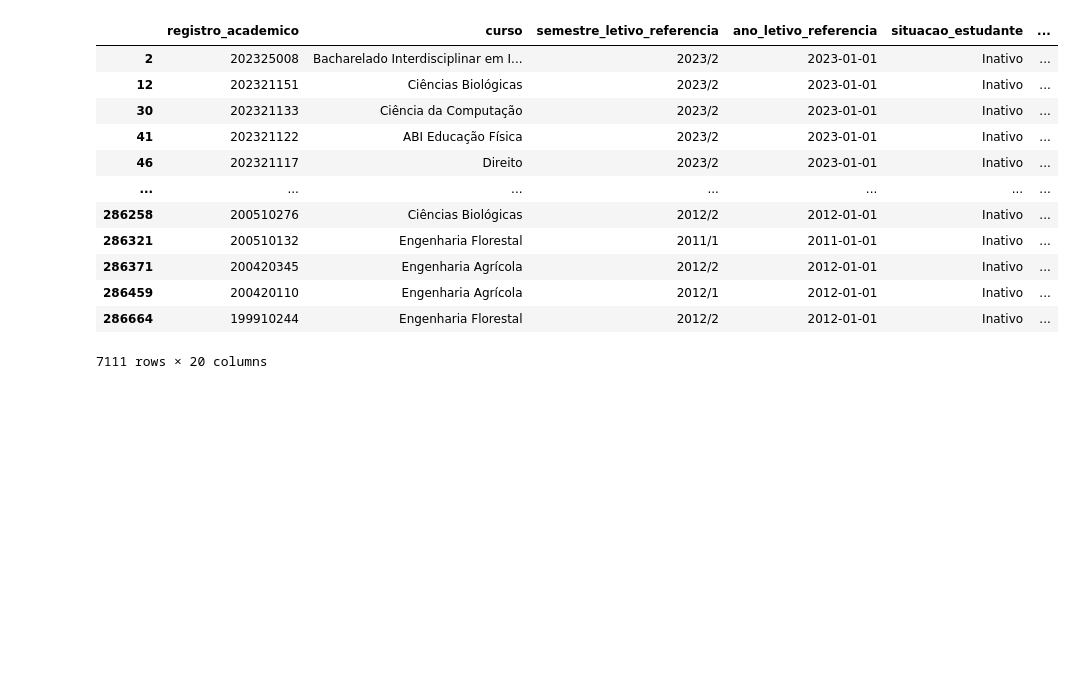
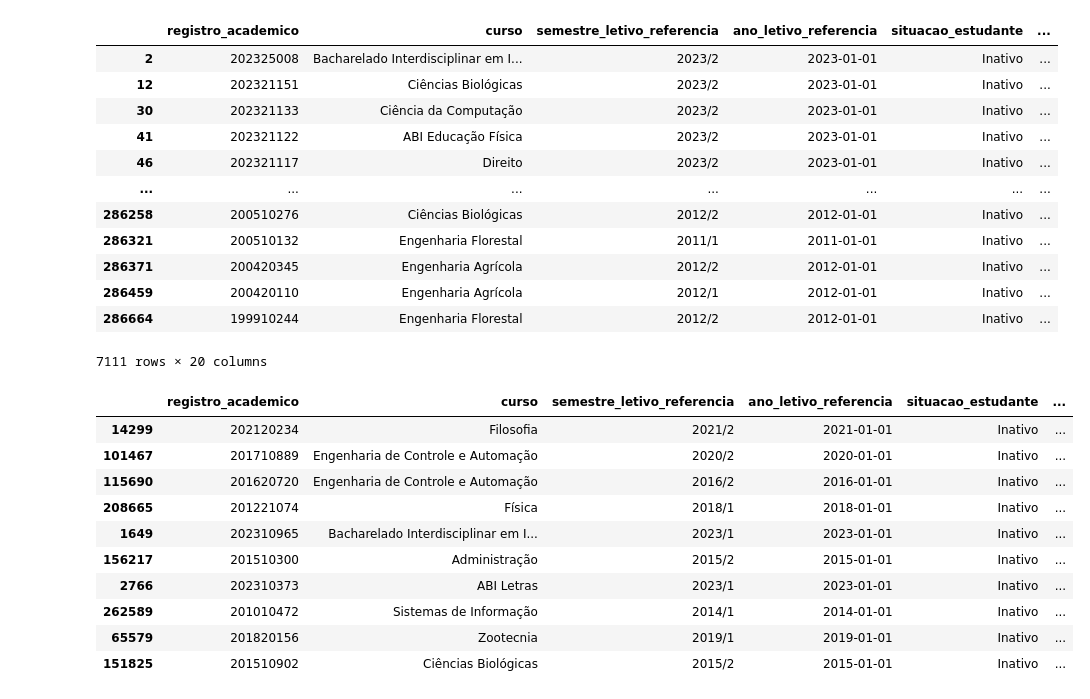
Before and after one commit to AnaClara18/Tentativas, a Jupyter notebook: 1)Explorando dados.ipynb, the cells around one changed output. Saved outputs shown, nothing was run; the diff lists cells and outputs as text; code cells hidden in the pictures; blank space fills up the shorter version.

```diff
--- a/1)Explorando dados.ipynb
+++ b/1)Explorando dados.ipynb
@@ -121,3 +125,17 @@ display(df_situacao)
 | 286459 | 200420110 | Engenharia Agrícola | 2012/1 | 2012-01-01 | Inativo | ... |
 | 286664 | 199910244 | Engenharia Florestal | 2012/2 | 2012-01-01 | Inativo | ... |
 7111 rows × 20 columns
+# %%
+display(df_situacao.sample(10))
+# %% [output]
+|  | registro_academico | curso | semestre_letivo_referencia | ano_letivo_referencia | situacao_estudante | ... |
+| 14299 | 202120234 | Filosofia | 2021/2 | 2021-01-01 | Inativo | ... |
+| 101467 | 201710889 | Engenharia de Controle e Automação | 2020/2 | 2020-01-01 | Inativo | ... |
+| 115690 | 201620720 | Engenharia de Controle e Automação | 2016/2 | 2016-01-01 | Inativo | ... |
+| 208665 | 201221074 | Física | 2018/1 | 2018-01-01 | Inativo | ... |
+| 1649 | 202310965 | Bacharelado Interdisciplinar em I... | 2023/1 | 2023-01-01 | Inativo | ... |
+| 156217 | 201510300 | Administração | 2015/2 | 2015-01-01 | Inativo | ... |
+| 2766 | 202310373 | ABI Letras | 2023/1 | 2023-01-01 | Inativo | ... |
+| 262589 | 201010472 | Sistemas de Informação | 2014/1 | 2014-01-01 | Inativo | ... |
+| 65579 | 201820156 | Zootecnia | 2019/1 | 2019-01-01 | Inativo | ... |
+| 151825 | 201510902 | Ciências Biológicas | 2015/2 | 2015-01-01 | Inativo | ... |
```
Also changed, not shown: parts of 15 cells of this notebook.
